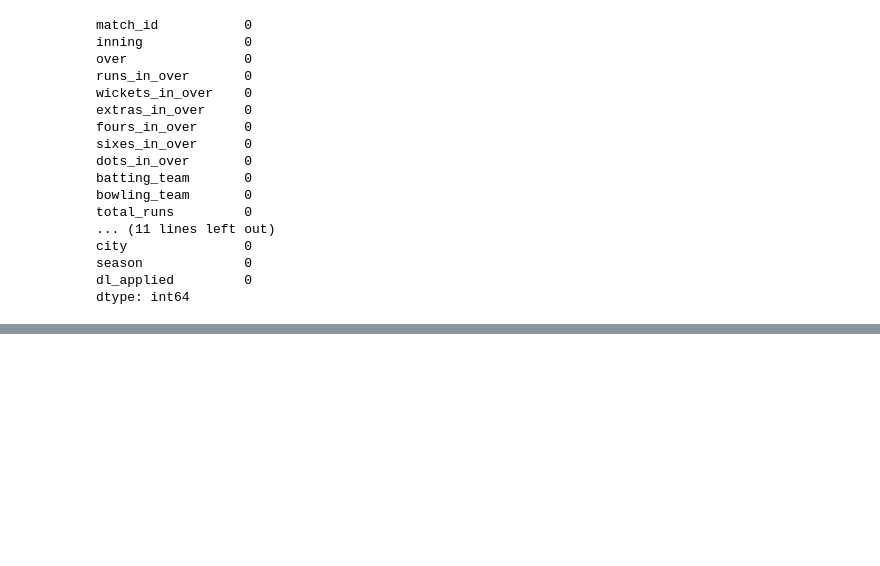
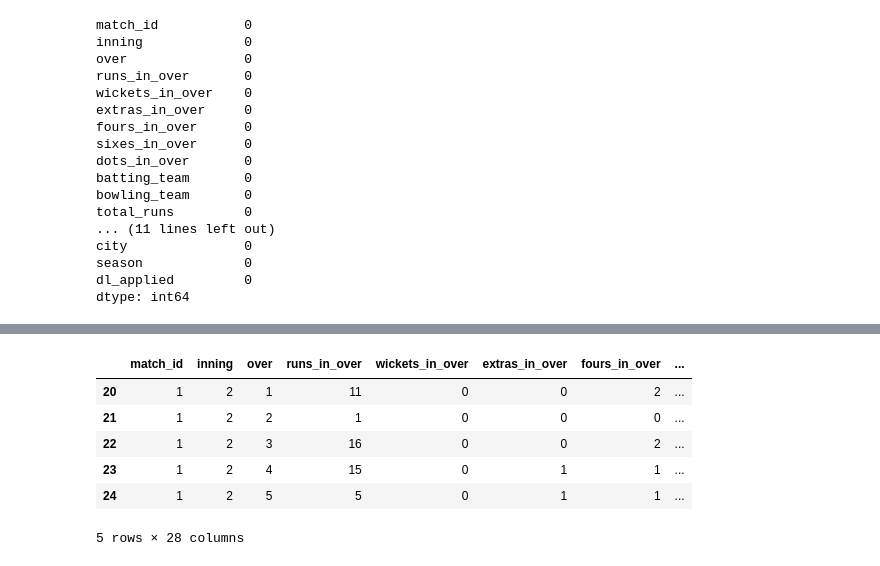
Before and after one commit to Jana1805/ML-Assignment, a Jupyter notebook: notebooks/RandomForest.ipynb, the cells around one changed output, grey strips where cells are left out. Saved outputs shown, nothing was run; the diff lists cells and outputs as text; code cells hidden in the pictures; blank space fills up the shorter version.

```diff
--- a/notebooks/RandomForest.ipynb
+++ b/notebooks/RandomForest.ipynb
@@ -318,0 +348,10 @@ dtype: int64
+# %%
+df.head()
+# %% [output]
+|  | match_id | inning | over | runs_in_over | wickets_in_over | extras_in_over | fours_in_over | ... |
+| 20 | 1 | 2 | 1 | 11 | 0 | 0 | 2 | ... |
+| 21 | 1 | 2 | 2 | 1 | 0 | 0 | 0 | ... |
+| 22 | 1 | 2 | 3 | 16 | 0 | 0 | 2 | ... |
+| 23 | 1 | 2 | 4 | 15 | 0 | 1 | 1 | ... |
+| 24 | 1 | 2 | 5 | 5 | 0 | 1 | 1 | ... |
+5 rows × 28 columns
```
Also changed, not shown: parts of 11 cells of this notebook.
